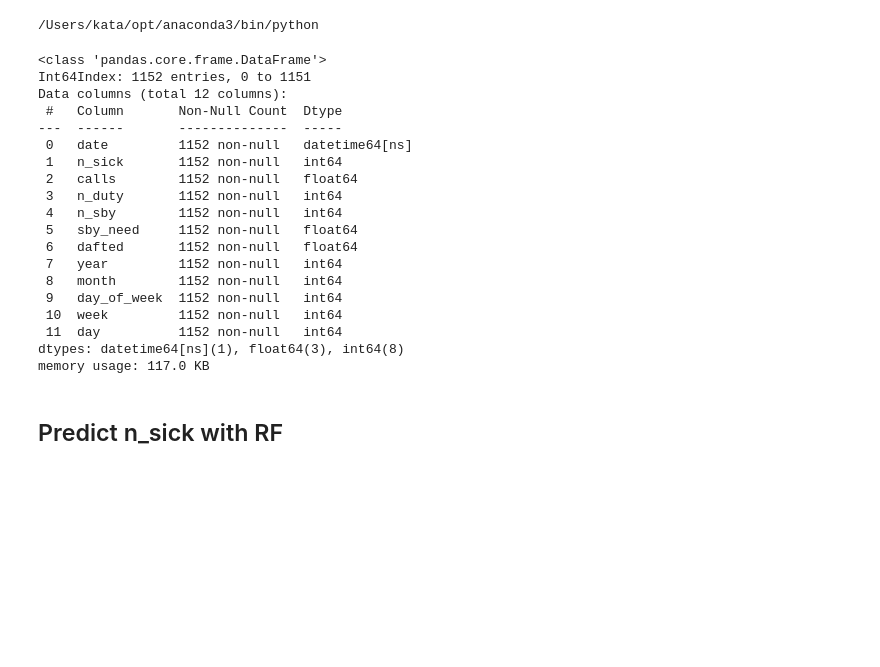
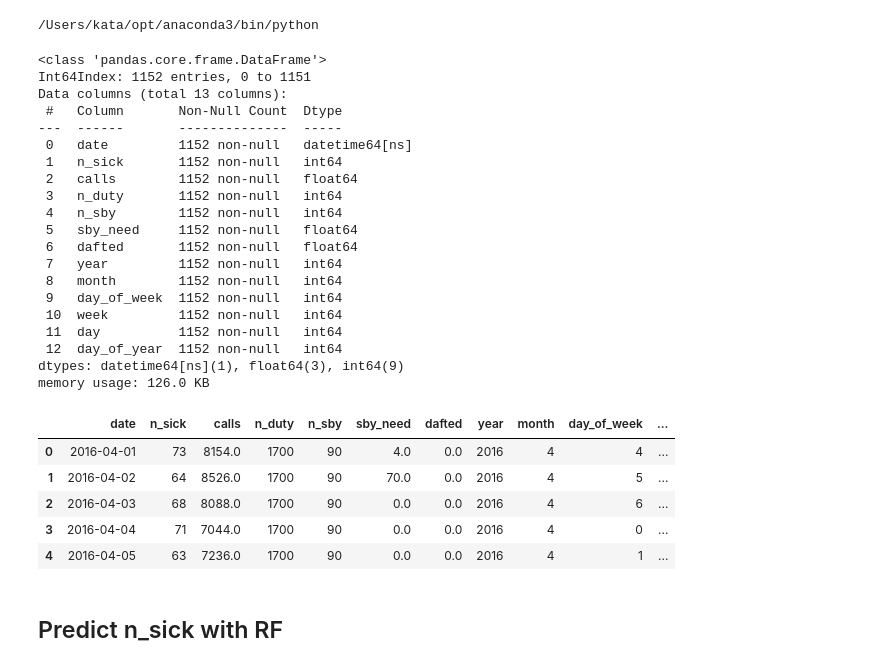
Before and after one commit to PandaKata/standby_duty_forecasting, a Jupyter notebook: notebooks/hyperparam_tuning.ipynb, the cells around one changed output. Drawn from its saved outputs; the diff is of its cells as text; code cells hidden in the pictures; blank space fills up the shorter version.

```diff
--- a/notebooks/hyperparam_tuning.ipynb
+++ b/notebooks/hyperparam_tuning.ipynb
@@ -31,13 +31,14 @@ df['month']= df['date'].dt.month
 df['day_of_week'] = df['date'].dt.dayofweek
 df['week'] = df['date'].dt.isocalendar().week
 df['day'] = df['date'].dt.day
+df['day_of_year'] = df['date'].dt.dayofyear
 # change type to not get error
 df['week'] = df['week'].astype(np.int64)
 df.info()
 # %% [output]
 <class 'pandas.core.frame.DataFrame'>
 Int64Index: 1152 entries, 0 to 1151
-Data columns (total 12 columns):
+Data columns (total 13 columns):
  #   Column       Non-Null Count  Dtype
 ---  ------       --------------  -----
  0   date         1152 non-null   datetime64[ns]
@@ -52,8 +53,18 @@ Data columns (total 12 columns):
  9   day_of_week  1152 non-null   int64
  10  week         1152 non-null   int64
  11  day          1152 non-null   int64
-dtypes: datetime64[ns](1), float64(3), int64(8)
-memory usage: 117.0 KB
+ 12  day_of_year  1152 non-null   int64
+dtypes: datetime64[ns](1), float64(3), int64(9)
+memory usage: 126.0 KB
+# %%
+df.head()
+# %% [output]
+|  | date | n_sick | calls | n_duty | n_sby | sby_need | dafted | year | month | day_of_week | ... |
+| 0 | 2016-04-01 | 73 | 8154.0 | 1700 | 90 | 4.0 | 0.0 | 2016 | 4 | 4 | ... |
+| 1 | 2016-04-02 | 64 | 8526.0 | 1700 | 90 | 70.0 | 0.0 | 2016 | 4 | 5 | ... |
+| 2 | 2016-04-03 | 68 | 8088.0 | 1700 | 90 | 0.0 | 0.0 | 2016 | 4 | 6 | ... |
+| 3 | 2016-04-04 | 71 | 7044.0 | 1700 | 90 | 0.0 | 0.0 | 2016 | 4 | 0 | ... |
+| 4 | 2016-04-05 | 63 | 7236.0 | 1700 | 90 | 0.0 | 0.0 | 2016 | 4 | 1 | ... |
 # %% [markdown]
 ## Predict n_sick with RF
 # %%
```
Also changed, not shown: parts of 35 cells of this notebook.
